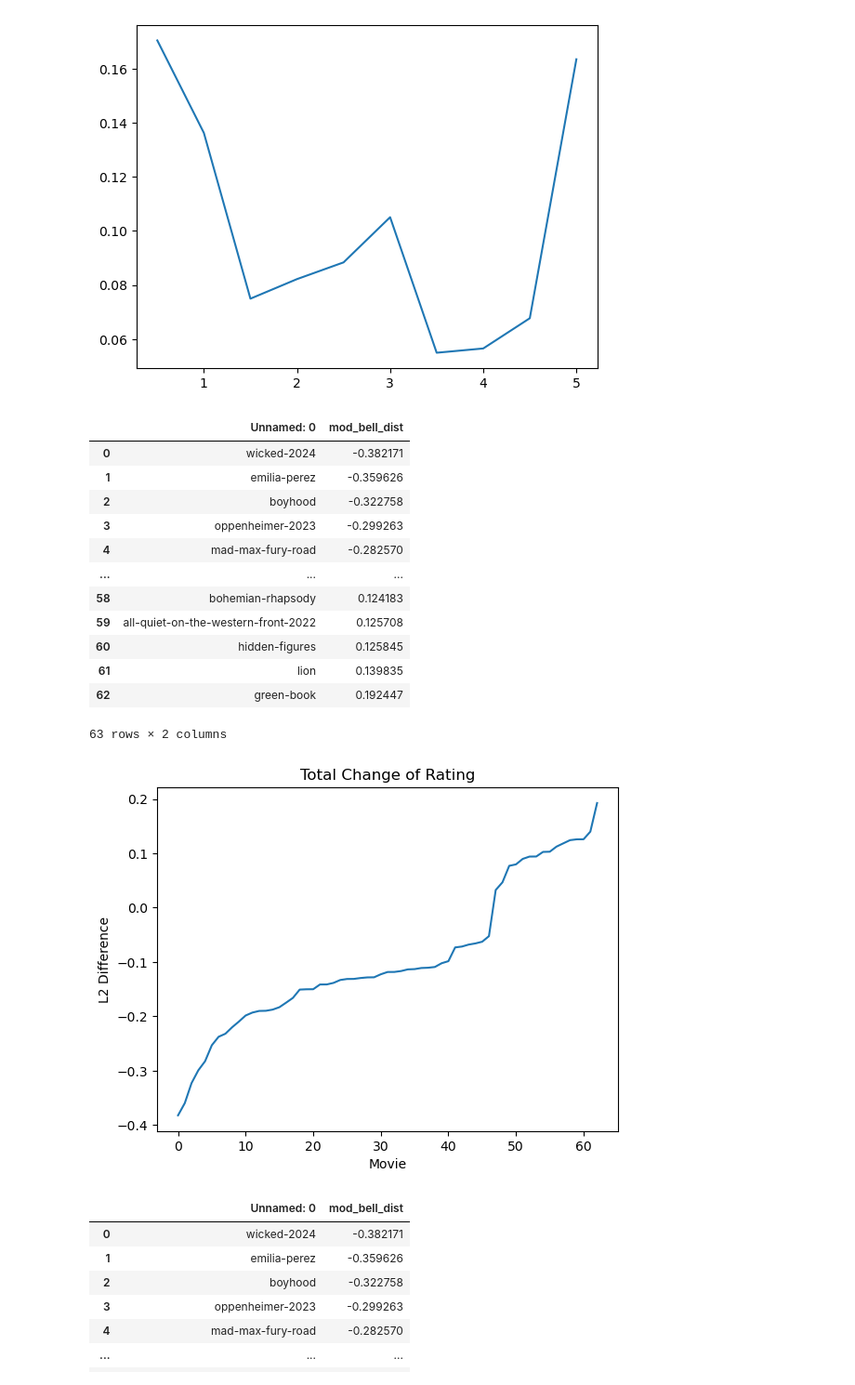
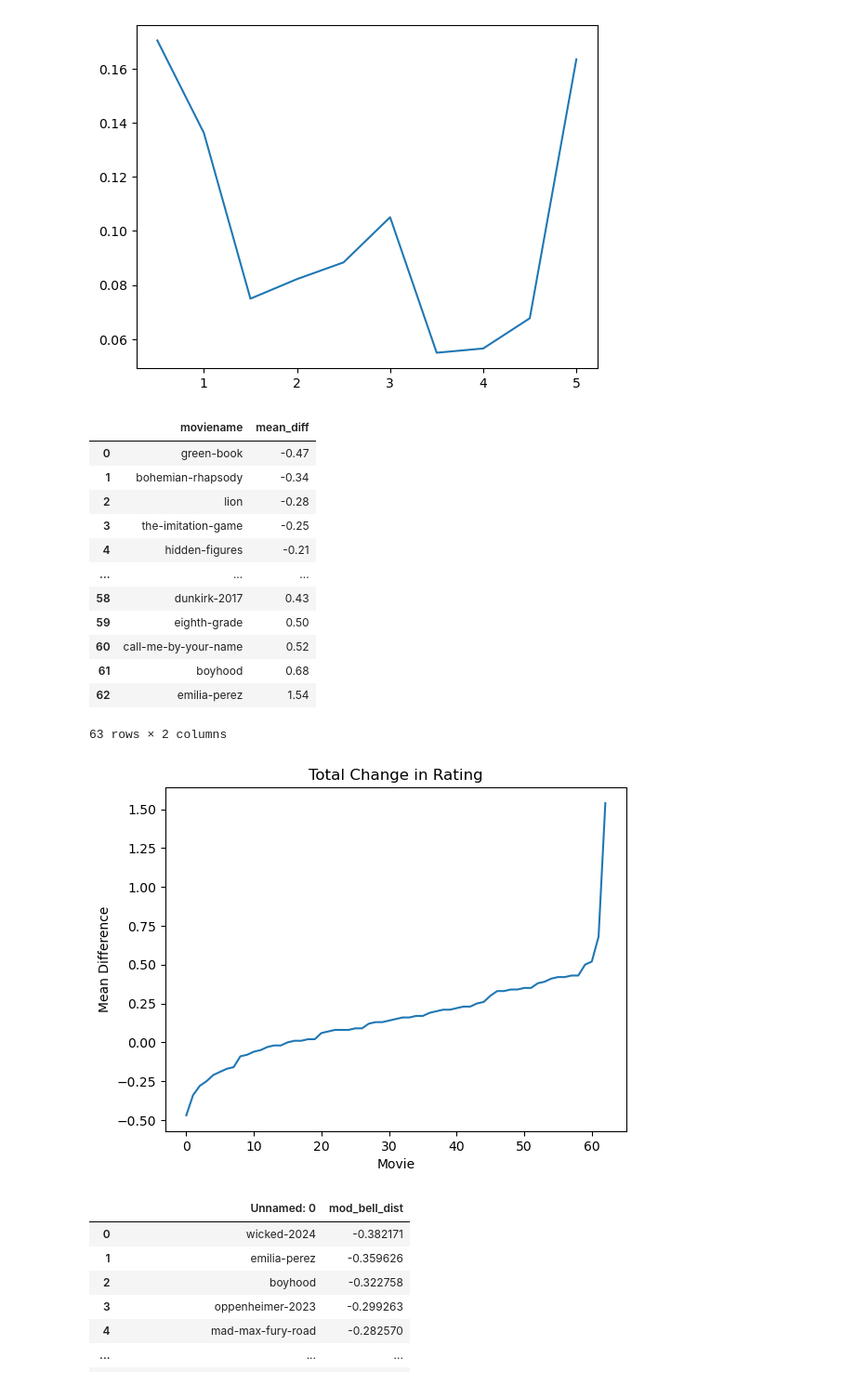
Before and after one commit to Erdos-Projects/fall-2025-predicting-movie-success, a Jupyter notebook: Pictures_Set_Up/Picture_Set_Up.ipynb, the cells around one changed output. Shown: that part at 93% size. Cells and saved outputs as stored; diff of their text form; code cells hidden in the pictures.

Commit message:
included mean difference pictures

```diff
--- a/Pictures_Set_Up/Picture_Set_Up.ipynb
+++ b/Pictures_Set_Up/Picture_Set_Up.ipynb
@@ -44,31 +44,31 @@ plt.savefig('nonbell_user_arkhamknightride.png')
 # %%
 ## L2 Distance Plot
 
-df = pd.read_csv('C:/Users/Shmoops/Desktop/Conda_Stuff/python-prep-backup/fall-2025-predicting-movie-success/Post_Award_Analysis/L2_Distances_Mod.csv')
+df = pd.read_csv('C:/Users/Shmoops/Desktop/Conda_Stuff/python-prep-backup/fall-2025-predicting-movie-success/Post_Award_Analysis/Sorted_Mean_Differences.csv')
 
 fig = df.plot(legend=None)
-fig.set(xlabel= 'Movie', ylabel='L2 Difference', title="Total Change of Rating")
+fig.set(xlabel= 'Movie', ylabel='Mean Difference', title="Total Change in Rating")
 
 total_change = fig.get_figure()
 
-total_change.savefig("total_change_mod.png")
+total_change.savefig("mean_change.png")
 
 df
 # %% [output]
-|  | Unnamed: 0 | mod_bell_dist |
-| 0 | wicked-2024 | -0.382171 |
-| 1 | emilia-perez | -0.359626 |
-| 2 | boyhood | -0.322758 |
-| 3 | oppenheimer-2023 | -0.299263 |
-| 4 | mad-max-fury-road | -0.282570 |
+|  | moviename | mean_diff |
+| 0 | green-book | -0.47 |
+| 1 | bohemian-rhapsody | -0.34 |
+| 2 | lion | -0.28 |
+| 3 | the-imitation-game | -0.25 |
+| 4 | hidden-figures | -0.21 |
 | ... | ... | ... |
-| 58 | bohemian-rhapsody | 0.124183 |
-| 59 | all-quiet-on-the-western-front-2022 | 0.125708 |
-| 60 | hidden-figures | 0.125845 |
-| 61 | lion | 0.139835 |
-| 62 | green-book | 0.192447 |
+| 58 | dunkirk-2017 | 0.43 |
+| 59 | eighth-grade | 0.50 |
+| 60 | call-me-by-your-name | 0.52 |
+| 61 | boyhood | 0.68 |
+| 62 | emilia-perez | 1.54 |
 63 rows × 2 columns
-[figure, old version]
+[figure, new version]
 # %%
 import seaborn as sns
 # %%
```
Also changed, not shown: parts of 2 cells of this notebook, 34 other files.
